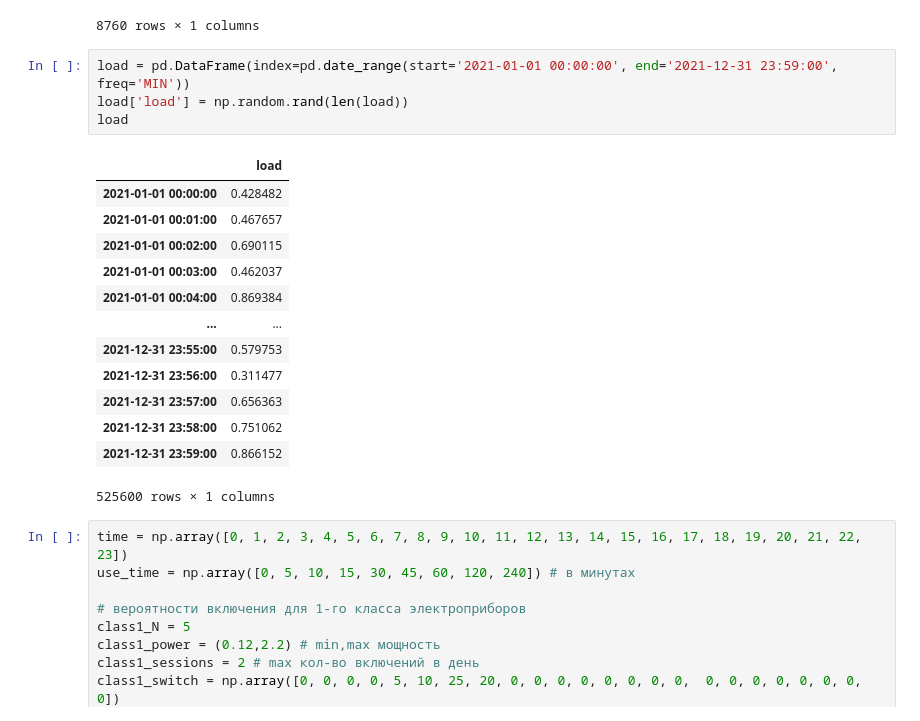
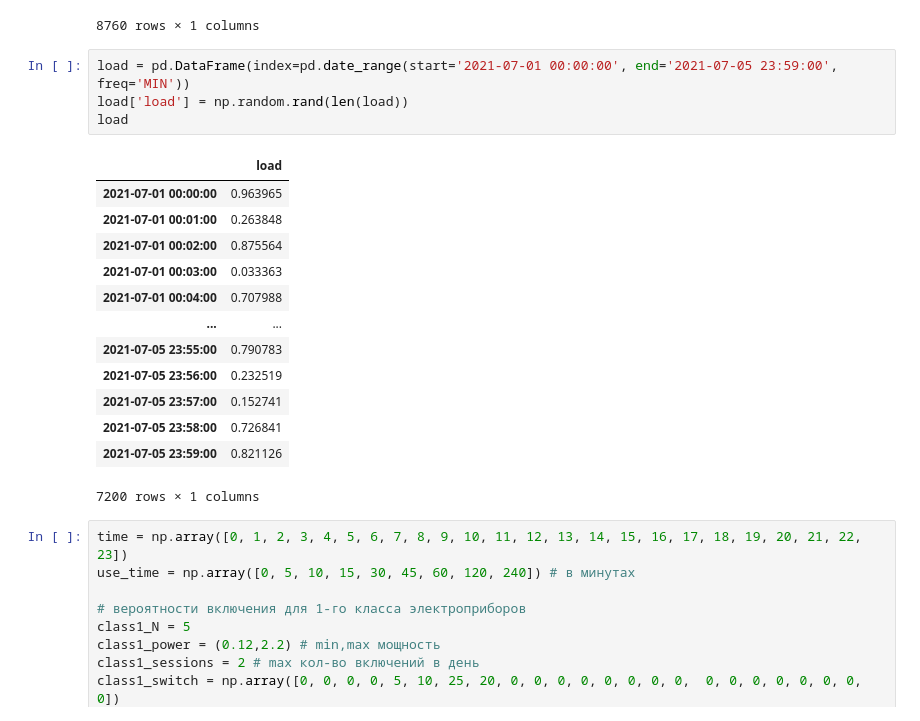
Before and after one commit to Shai670/Residential_consumption_modeling, a Jupyter notebook: Battery.ipynb, the cells around one changed output. Saved outputs shown, nothing was run; the diff lists cells and outputs as text.

```diff
--- a/Battery.ipynb
+++ b/Battery.ipynb
@@ -29,23 +29,23 @@ pv
 | 2022-01-01 05:00:00 | -0.450000 |
 8760 rows × 1 columns
 # %%
-load = pd.DataFrame(index=pd.date_range(start='2021-01-01 00:00:00', end='2021-12-31 23:59:00', freq='MIN'))
+load = pd.DataFrame(index=pd.date_range(start='2021-07-01 00:00:00', end='2021-07-05 23:59:00', freq='MIN'))
 load['load'] = np.random.rand(len(load))
 load
 # %% [output]
 |  | load |
-| 2021-01-01 00:00:00 | 0.428482 |
-| 2021-01-01 00:01:00 | 0.467657 |
-| 2021-01-01 00:02:00 | 0.690115 |
-| 2021-01-01 00:03:00 | 0.462037 |
-| 2021-01-01 00:04:00 | 0.869384 |
+| 2021-07-01 00:00:00 | 0.963965 |
+| 2021-07-01 00:01:00 | 0.263848 |
+| 2021-07-01 00:02:00 | 0.875564 |
+| 2021-07-01 00:03:00 | 0.033363 |
+| 2021-07-01 00:04:00 | 0.707988 |
 | ... | ... |
-| 2021-12-31 23:55:00 | 0.579753 |
-| 2021-12-31 23:56:00 | 0.311477 |
-| 2021-12-31 23:57:00 | 0.656363 |
-| 2021-12-31 23:58:00 | 0.751062 |
-| 2021-12-31 23:59:00 | 0.866152 |
+| 2021-07-05 23:55:00 | 0.790783 |
+| 2021-07-05 23:56:00 | 0.232519 |
+| 2021-07-05 23:57:00 | 0.152741 |
+| 2021-07-05 23:58:00 | 0.726841 |
+| 2021-07-05 23:59:00 | 0.821126 |
-525600 rows × 1 columns
+7200 rows × 1 columns
 # %%
 time = np.array([0, 1, 2, 3, 4, 5, 6, 7, 8, 9, 10, 11, 12, 13, 14, 15, 16, 17, 18, 19, 20, 21, 22, 23])
 use_time = np.array([0, 5, 10, 15, 30, 45, 60, 120, 240]) # в минутах
```
Also changed, not shown: parts of 4 cells of this notebook.
